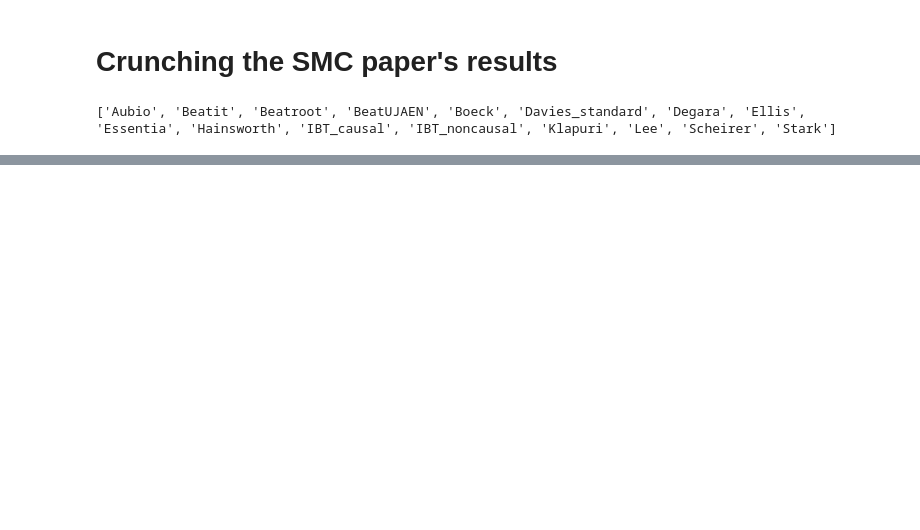
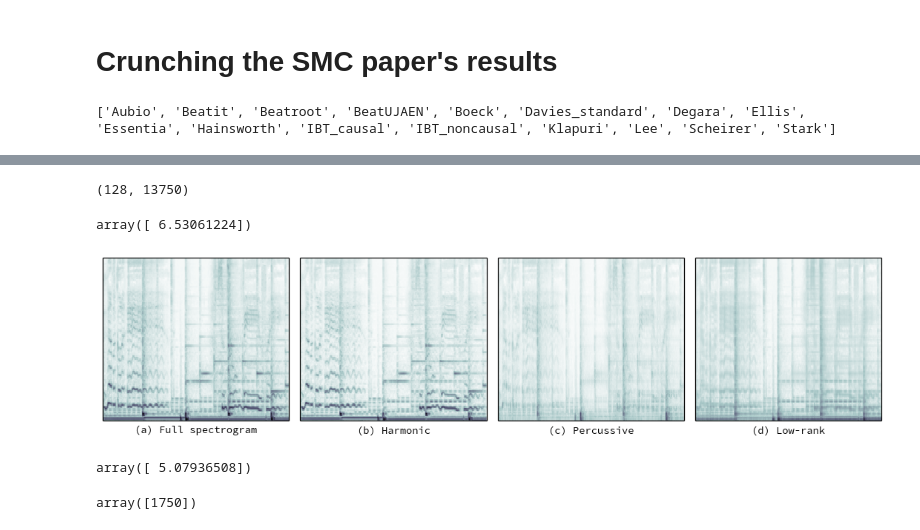
Before and after one commit to bmcfee/beat_onset, a Jupyter notebook: code/ICASSP2013 - Beat tracking.ipynb, the cells around one changed output, grey strips where cells are left out. Drawn from its saved outputs; the diff is of its cells as text; code cells hidden in the pictures; blank space fills up the shorter version.

```diff
--- a/code/ICASSP2013 - Beat tracking.ipynb
+++ b/code/ICASSP2013 - Beat tracking.ipynb
@@ -306,0 +356,48 @@ for alg in range(len(smc_algs)):
+# %%
+import cPickle as pickle
+import functools
+specshow = functools.partial(imshow, aspect='auto', interpolation='none', origin='lower', cmap='bone_r')
+# %%
+with open('/home/bmcfee/git/beat_onset/data/SMC_275.pickle', 'r') as f:
+    S, H, P, L = map(np.abs, pickle.load(f)[:4])
+# %%
+print S.shape
+# %% [output]
+(128, 13750)
+# %%
+np.diff(BOUNDS) * 64. / 22050
+# %% [output]
+array([ 6.53061224])
+# %%
+#BOUNDS=(4500,6000)
+BOUNDS=(11500,13750)
+# %%
+figure(figsize=(12,3))
+vmin = 0
+vmax = (S[:,BOUNDS[0]:BOUNDS[1]]**(1./3)).max()
+
+subplot(141), specshow(S[:,BOUNDS[0]:BOUNDS[1]]**(1./3), vmin=vmin, vmax=vmax), xticks([]), yticks([])#, ylabel('Spectrogram')
+
+xlabel('(a) Full spectrogram')
+#subplot(345), plot(odf_sum(librosa.logamplitude(S))[BOUNDS[0]:BOUNDS[1]]), axis('tight'), xticks([]), yticks([]), ylabel('Onset-sum')
+#subplot(349), plot(odf_med(librosa.logamplitude(S))[BOUNDS[0]:BOUNDS[1]]), axis('tight'), xticks([]), yticks([]), ylabel('Onset-median')
+
+subplot(142), specshow(H[:,BOUNDS[0]:BOUNDS[1]]**(1./3), vmin=vmin, vmax=vmax), xticks([]), yticks([])
+xlabel('(b) Harmonic')
+#subplot(346), plot(odf_sum(librosa.logamplitude(H))[BOUNDS[0]:BOUNDS[1]]), axis('tight'), xticks([]), yticks([])
+#subplot(3,4,10), plot(odf_med(librosa.logamplitude(H))[BOUNDS[0]:BOUNDS[1]]), axis('tight'), xticks([]), yticks([])
+
+subplot(143), specshow(P[:,BOUNDS[0]:BOUNDS[1]]**(1./3), vmin=vmin, vmax=vmax), xticks([]), yticks([])
+xlabel('(c) Percussive')
+#subplot(347), plot(odf_sum(librosa.logamplitude(P))[BOUNDS[0]:BOUNDS[1]]), axis('tight'), xticks([]), yticks([])
+#subplot(3,4,11), plot(odf_med(librosa.logamplitude(P))[BOUNDS[0]:BOUNDS[1]]), axis('tight'), xticks([]), yticks([])
+
+subplot(144), specshow(L[:,BOUNDS[0]:BOUNDS[1]]**(1./3), vmin=vmin, vmax=vmax), xticks([]), yticks([])
+xlabel('(d) Low-rank')
+#subplot(348), plot(odf_sum(librosa.logamplitude(L))[BOUNDS[0]:BOUNDS[1]]), axis('tight'), xticks([]), yticks([])
+#subplot(3,4,12), plot(odf_med(librosa.logamplitude(L))[BOUNDS[0]:BOUNDS[1]]), axis('tight'), xticks([]), yticks([])
+tight_layout()
+savefig('/home/bmcfee/git/beat_onset/paper/figs/specgrams.pdf', format='pdf', pad_inches=0, transparent=True)
+pass
+# %% [output]
+[figure, added]
@@ -306,0 +407,8 @@ for alg in range(len(smc_algs)):
+# %%
+np.diff(BOUNDS) * 64 / 22050.
+# %% [output]
+array([ 5.07936508])
+# %%
+np.diff(BOUNDS)
+# %% [output]
+array([1750])
```
Also changed, not shown: parts of 17 cells of this notebook, 6 other files.
